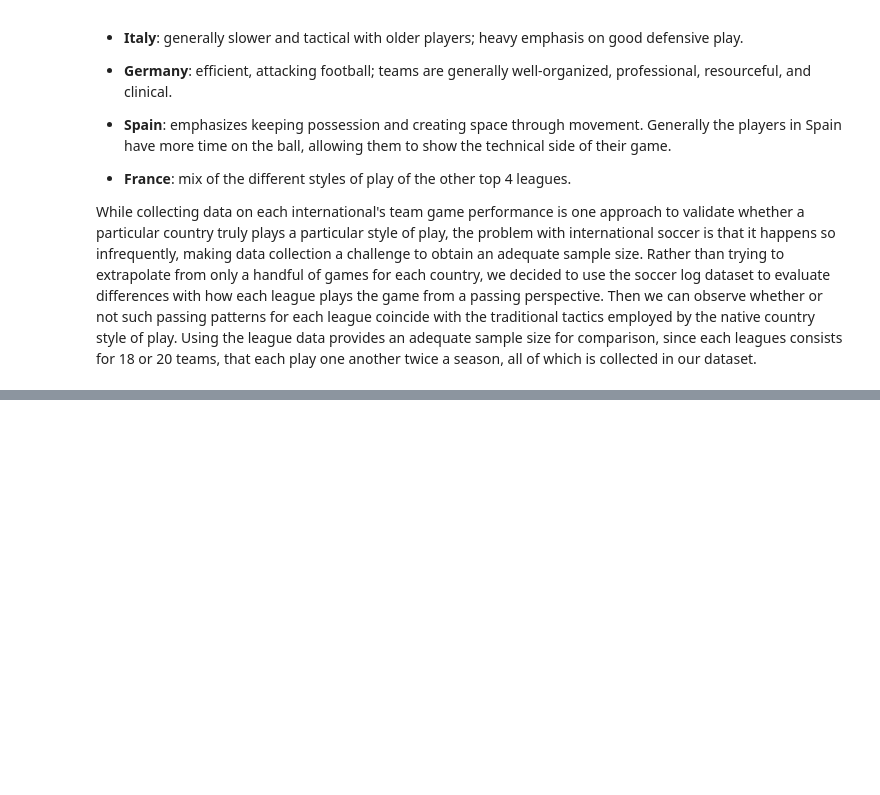
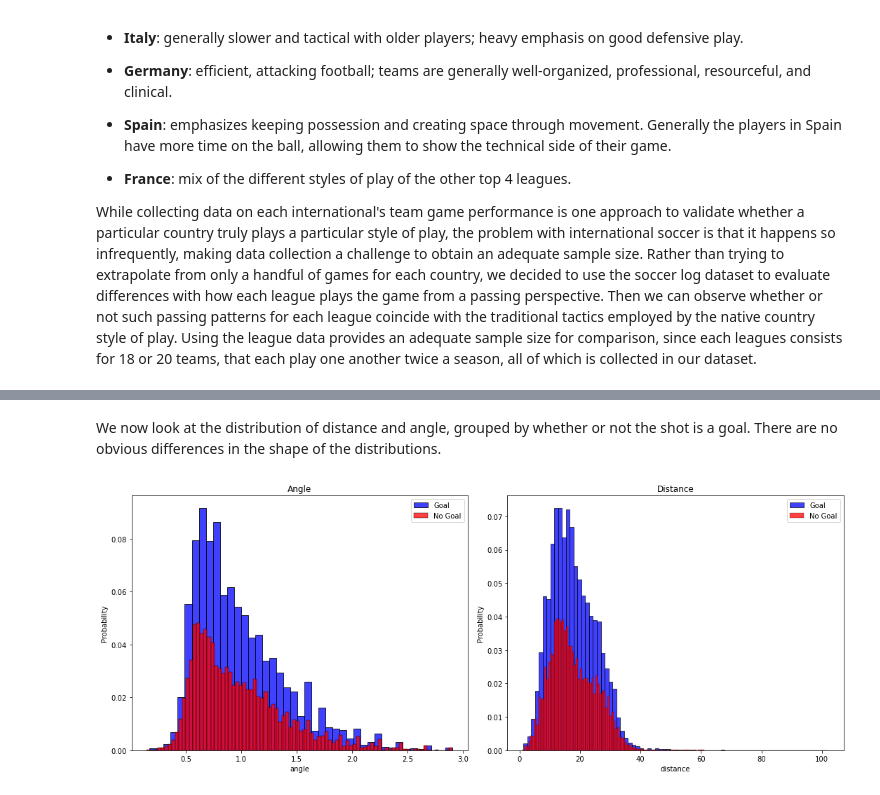
Before and after one commit to josePliego/football_project, a Jupyter notebook: final_project.ipynb, the cells around one changed output, grey strips where cells are left out. Cells and saved outputs as stored; diff of their text form; code cells hidden in the pictures; blank space fills up the shorter version.

```diff
--- a/final_project.ipynb
+++ b/final_project.ipynb
@@ -26,0 +79,34 @@ While collecting data on each international's team game performance is one appro
+# %% [markdown]
+We now look at the distribution of distance and angle, grouped by whether or not the shot is a goal. There are no obvious differences in the shape of the distributions.
+# %%
+fig = plt.figure(figsize=(15, 6))
+plt.subplot(1, 2, 1)
+sns.histplot(
+    dt_shots[dt_shots['label_Goal'] == 1]['angle'],
+    color='b',
+    stat='probability'
+)
+sns.histplot(
+    dt_shots[dt_shots['label_Goal'] == 0]['angle'],
+    color='r',
+    stat='probability'
+)
+plt.title('Angle')
+plt.legend(labels=['Goal', 'No Goal'])
+plt.subplot(1, 2, 2)
+sns.histplot(
+    dt_shots[dt_shots['label_Goal'] == 1]['distance'],
+    color='b',
+    stat='probability'
+)
+sns.histplot(
+    dt_shots[dt_shots['label_Goal'] == 0]['distance'],
+    color='r',
+    stat='probability'
+)
+plt.title('Distance')
+plt.legend(labels=['Goal', 'No Goal'])
+plt.tight_layout()
+plt.show()
+# %% [output]
+[figure, added]
```
Also changed, not shown: parts of 34 cells of this notebook, 19 other files.
